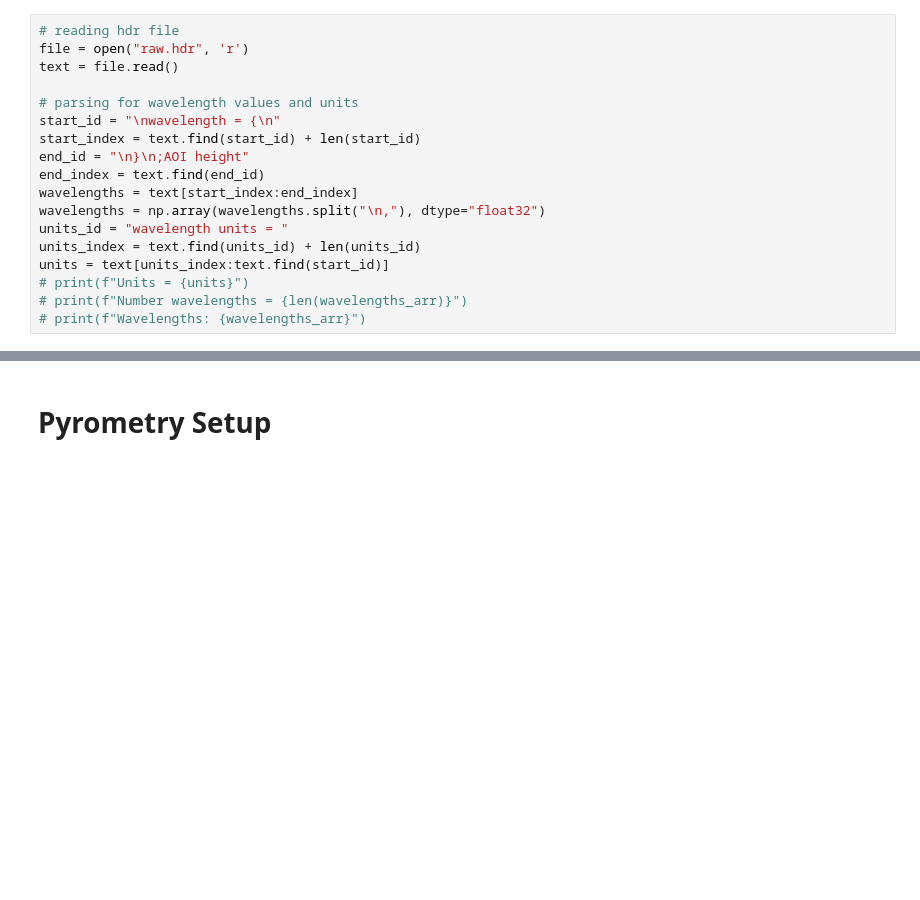
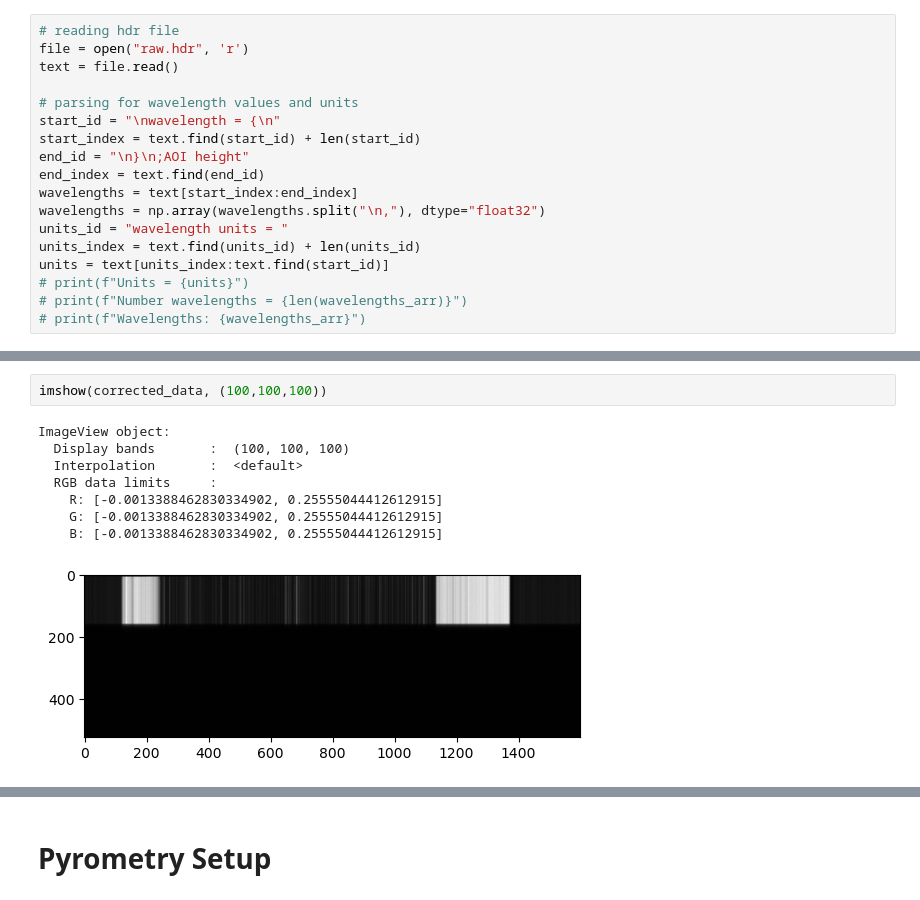
Before and after one commit to NamanJParikh/reu2024-hyperspectral-camera, a Jupyter notebook: analysis/graphite_rod_2_other_ideas.ipynb, the cells around one changed output, grey strips where cells are left out. Saved outputs shown, nothing was run; the diff lists cells and outputs as text; blank space fills up the shorter version.

```diff
--- a/analysis/graphite_rod_2_other_ideas.ipynb
+++ b/analysis/graphite_rod_2_other_ideas.ipynb
@@ -98,0 +142,11 @@ units = text[units_index:text.find(start_id)]
+# %%
+imshow(corrected_data, (100,100,100))
+# %% [output]
+ImageView object:
+  Display bands       :  (100, 100, 100)
+  Interpolation       :  <default>
+  RGB data limits     :
+    R: [-0.0013388462830334902, 0.25555044412612915]
+    G: [-0.0013388462830334902, 0.25555044412612915]
+    B: [-0.0013388462830334902, 0.25555044412612915]
+[figure, added]
```
Also changed, not shown: parts of 5 cells of this notebook, 1 other file.
